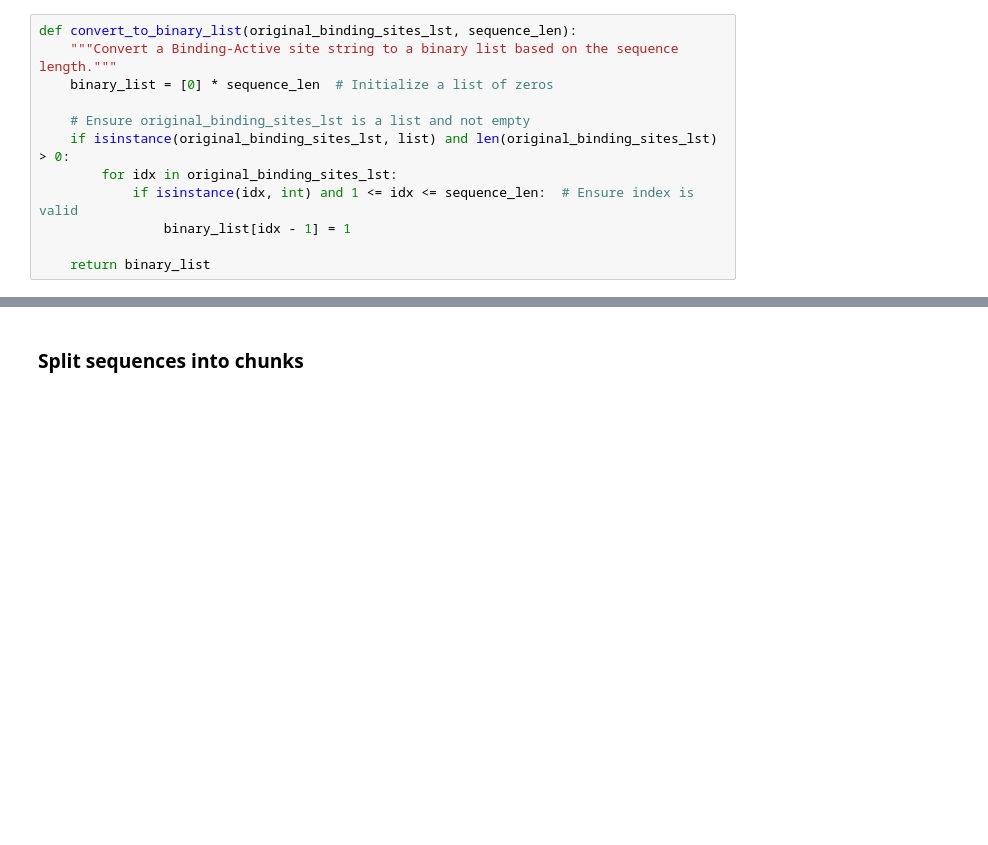
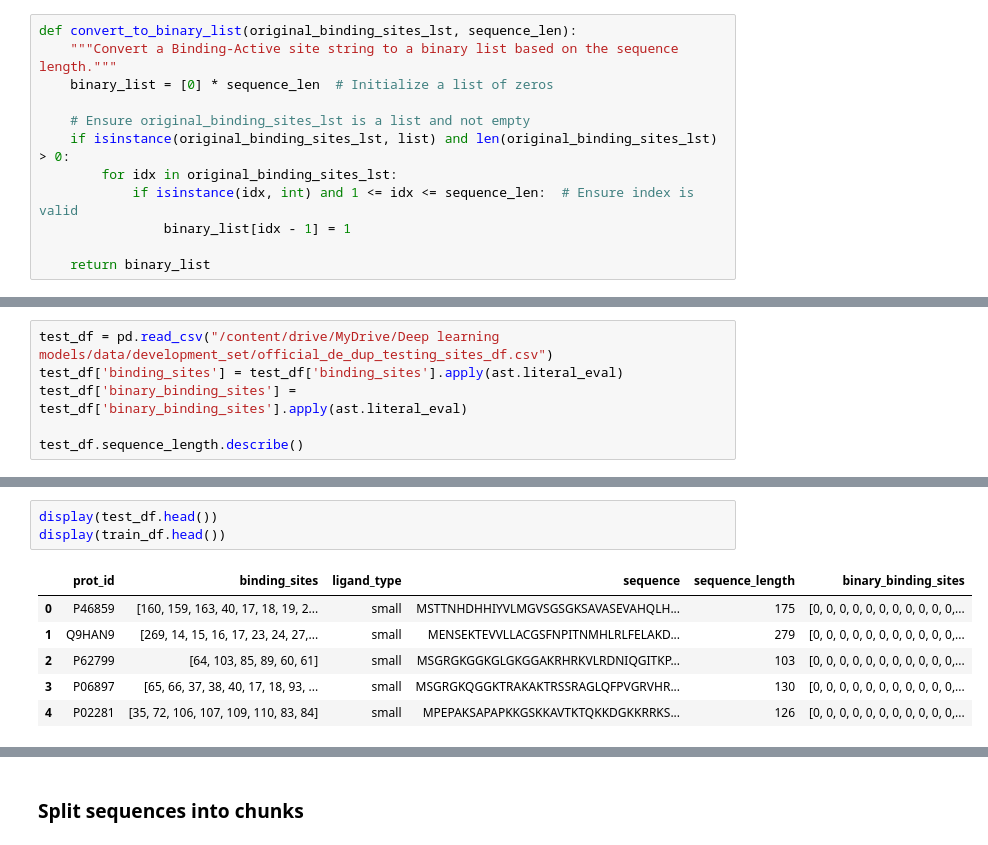
Before and after one commit to MarkusKhoa/protein-project, a Jupyter notebook: baseline_ESM.ipynb, the cells around one changed output, grey strips where cells are left out. Saved outputs shown, nothing was run; the diff lists cells and outputs as text; blank space fills up the shorter version.

```diff
--- a/baseline_ESM.ipynb
+++ b/baseline_ESM.ipynb
@@ -223,0 +131,6 @@ train_df.head()
+# %%
+test_df = pd.read_csv("/content/drive/MyDrive/Deep learning models/data/development_set/official_de_dup_testing_sites_df.csv")
+test_df['binding_sites'] = test_df['binding_sites'].apply(ast.literal_eval)
+test_df['binary_binding_sites'] = test_df['binary_binding_sites'].apply(ast.literal_eval)
+
+test_df.sequence_length.describe()
@@ -223,0 +148,10 @@ train_df.head()
+# %%
+display(test_df.head())
+display(train_df.head())
+# %% [output]
+|  | prot_id | binding_sites | ligand_type | sequence | sequence_length | binary_binding_sites |
+| 0 | P46859 | [160, 159, 163, 40, 17, 18, 19, 2... | small | MSTTNHDHHIYVLMGVSGSGKSAVASEVAHQLH... | 175 | [0, 0, 0, 0, 0, 0, 0, 0, 0, 0, 0,... |
+| 1 | Q9HAN9 | [269, 14, 15, 16, 17, 23, 24, 27,... | small | MENSEKTEVVLLACGSFNPITNMHLRLFELAKD... | 279 | [0, 0, 0, 0, 0, 0, 0, 0, 0, 0, 0,... |
+| 2 | P62799 | [64, 103, 85, 89, 60, 61] | small | MSGRGKGGKGLGKGGAKRHRKVLRDNIQGITKP... | 103 | [0, 0, 0, 0, 0, 0, 0, 0, 0, 0, 0,... |
+| 3 | P06897 | [65, 66, 37, 38, 40, 17, 18, 93, ... | small | MSGRGKQGGKTRAKAKTRSSRAGLQFPVGRVHR... | 130 | [0, 0, 0, 0, 0, 0, 0, 0, 0, 0, 0,... |
+| 4 | P02281 | [35, 72, 106, 107, 109, 110, 83, 84] | small | MPEPAKSAPAPKKGSKKAVTKTQKKDGKKRRKS... | 126 | [0, 0, 0, 0, 0, 0, 0, 0, 0, 0, 0,... |
```
Also changed, not shown: parts of 35 cells of this notebook, 1 other file.
